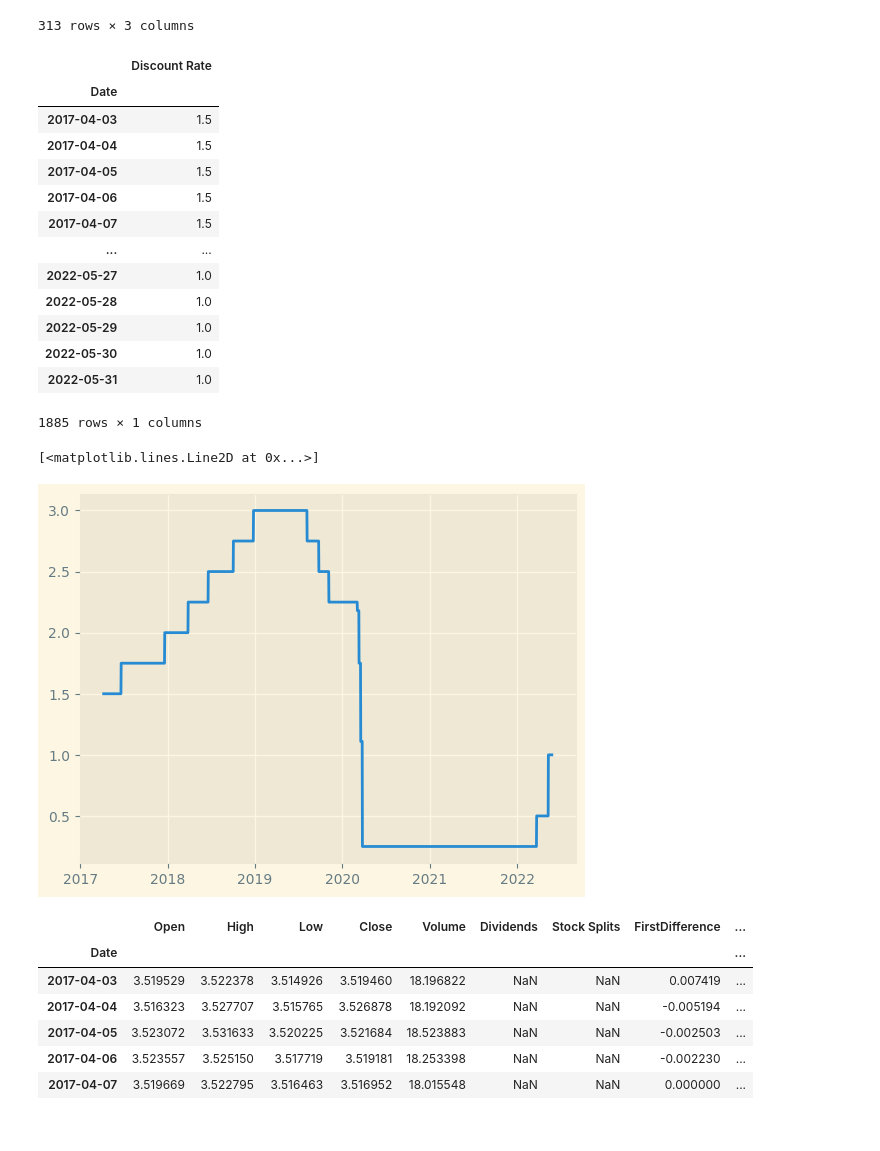
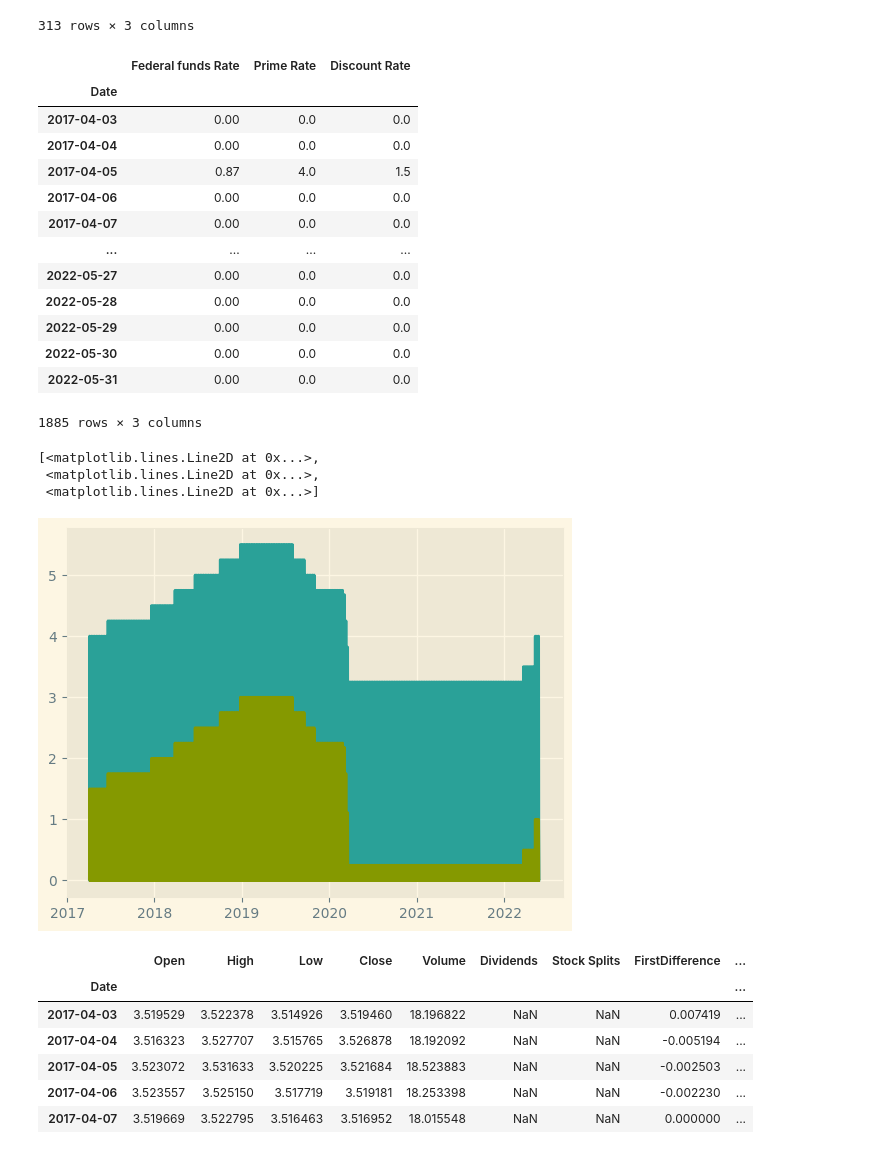
Before and after one commit to X99S5/Stock_Prediction_Model, a Jupyter notebook: Assignment.ipynb, the cells around one changed output. Cells and saved outputs as stored; diff of their text form; code cells hidden in the pictures.

```diff
--- a/Assignment.ipynb
+++ b/Assignment.ipynb
@@ -76,32 +76,38 @@ discountRate
 # discountRate
 # %%
 # resampling data and interpolating missing values using pad and setting type as float
+#discountRate = np.log(discountRate)
 discountRate = pd.DataFrame(discountRate.resample('1d').sum())
-discountRate[discountRate == 0] = None
-discountRate = discountRate.interpolate(method='pad')
-discountRate = pd.DataFrame(discountRate['Discount Rate']['2017-04-03':'2022-05-31'])
-#discountRate = np.log(discountRate)
+#discountRate[discountRate == 0] = None
+#discountRate = discountRate.interpolate(method='pad') # non interp works because its accurate measure against changes in rates
+discountRate = pd.DataFrame(discountRate['2017-04-03':'2022-05-31'])
+
+
+#discountRate= discountRate.diff().fillna(0)
+#dont need to do differencing is arimax does it automatically
 discountRate
 # %% [output]
-|  | Discount Rate |
-| Date |  |
-| 2017-04-03 | 1.5 |
-| 2017-04-04 | 1.5 |
-| 2017-04-05 | 1.5 |
-| 2017-04-06 | 1.5 |
-| 2017-04-07 | 1.5 |
-| ... | ... |
-| 2022-05-27 | 1.0 |
-| 2022-05-28 | 1.0 |
-| 2022-05-29 | 1.0 |
-| 2022-05-30 | 1.0 |
-| 2022-05-31 | 1.0 |
+|  | Federal funds Rate | Prime Rate | Discount Rate |
+| Date |  |  |  |
+| 2017-04-03 | 0.00 | 0.0 | 0.0 |
+| 2017-04-04 | 0.00 | 0.0 | 0.0 |
+| 2017-04-05 | 0.87 | 4.0 | 1.5 |
+| 2017-04-06 | 0.00 | 0.0 | 0.0 |
+| 2017-04-07 | 0.00 | 0.0 | 0.0 |
+| ... | ... | ... | ... |
+| 2022-05-27 | 0.00 | 0.0 | 0.0 |
+| 2022-05-28 | 0.00 | 0.0 | 0.0 |
+| 2022-05-29 | 0.00 | 0.0 | 0.0 |
+| 2022-05-30 | 0.00 | 0.0 | 0.0 |
+| 2022-05-31 | 0.00 | 0.0 | 0.0 |
-1885 rows × 1 columns
+1885 rows × 3 columns
 # %%
 plt.plot(discountRate)
 # %% [output]
-[<matplotlib.lines.Line2D at 0x...>]
+[<matplotlib.lines.Line2D at 0x...>,
+ <matplotlib.lines.Line2D at 0x...>,
+ <matplotlib.lines.Line2D at 0x...>]
-[figure, old version]
+[figure, new version]
 # %%
 tickerDfResample = pd.DataFrame(tickerDf.resample('1d').sum())
 tickerDfResample[tickerDfResample == 0] = None
```
Also changed, not shown: parts of 6 cells of this notebook.
